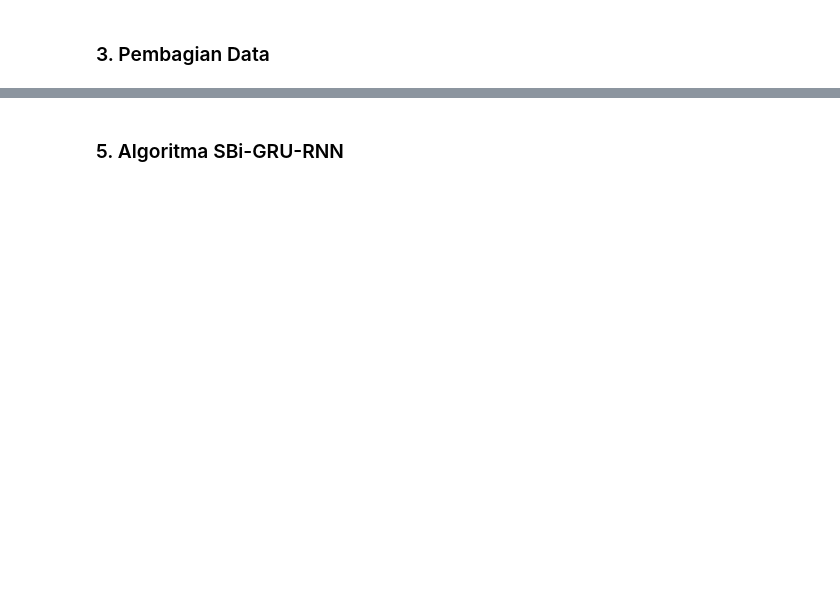
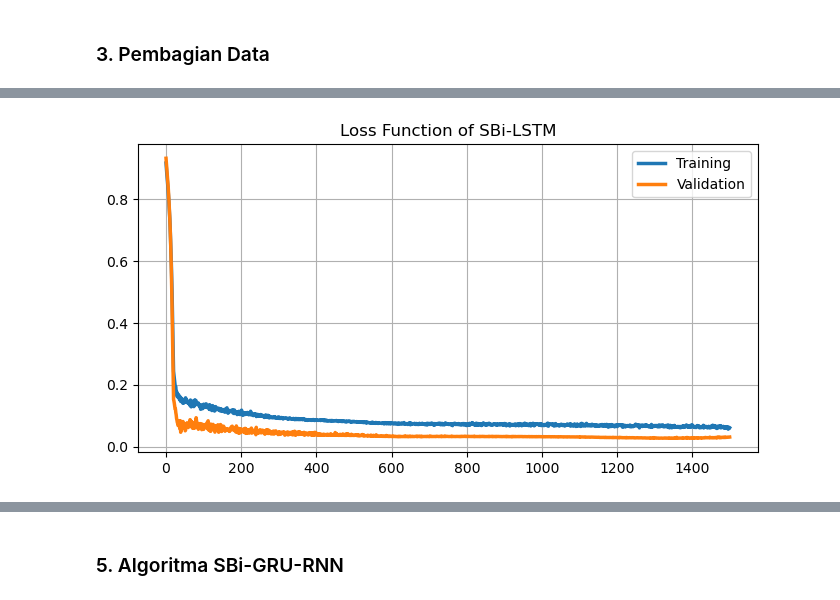
Before and after one commit to kusin/tensorflow-hotspot-v2, a Jupyter notebook: M2.ipynb, the cells around one changed output, grey strips where cells are left out. Cells and saved outputs as stored; diff of their text form; code cells hidden in the pictures; blank space fills up the shorter version.

```diff
--- a/M2.ipynb
+++ b/M2.ipynb
@@ -51,12 +66,12 @@ print(x_test.shape, y_test.shape)
 # %%
-# # call models LSTM
-# # param : algorithm, timestep, activation, optimizer, dropout
-# lstm_model = get_models(
-#   algorithm="SBi-LSTM", timestep=x_train, activation="relu", optimizer="rmsprop", dropout=0.20
-# )
+# call models LSTM
+# param : algorithm, timestep, activation, optimizer, dropout
+lstm_model = get_models(
+  algorithm="SBi-LSTM", timestep=x_train, activation="relu", optimizer="rmsprop", dropout=0.20
+)
 # %%
-# # compile models
-# # param : model, batch_size, epochs, x_train, y_train, x_test, y_test
-# lstm_history, lstm_predictions = get_prediction(
-#   model=lstm_model, batch_size=32, epochs=1500, x_train=x_train, y_train=y_train, x_test=x_test, y_test=y_test
-# )
+# compile models
+# param : model, batch_size, epochs, x_train, y_train, x_test, y_test
+lstm_history, lstm_predictions = get_prediction(
+  model=lstm_model, batch_size=32, epochs=1500, x_train=x_train, y_train=y_train, x_test=x_test, y_test=y_test
+)
@@ -63,8 +96,10 @@ print(x_test.shape, y_test.shape)
 # %%
-# # show loss function
-# lineplot2(
-#   x1=lstm_history.epoch, y1=lstm_history.history['loss'], label1="Training",
-#   x2=lstm_history.epoch, y2=lstm_history.history['val_loss'], label2="Validation",
-#   title="Loss Function of SBi-LSTM"
-# )
+# show loss function
+lineplot2(
+  x1=lstm_history.epoch, y1=lstm_history.history['loss'], label1="Training",
+  x2=lstm_history.epoch, y2=lstm_history.history['val_loss'], label2="Validation",
+  title="Loss Function of SBi-LSTM"
+)
+# %% [output]
+[figure, added]
 # %%
```
Also changed, not shown: parts of 18 cells of this notebook, 2 other files.
